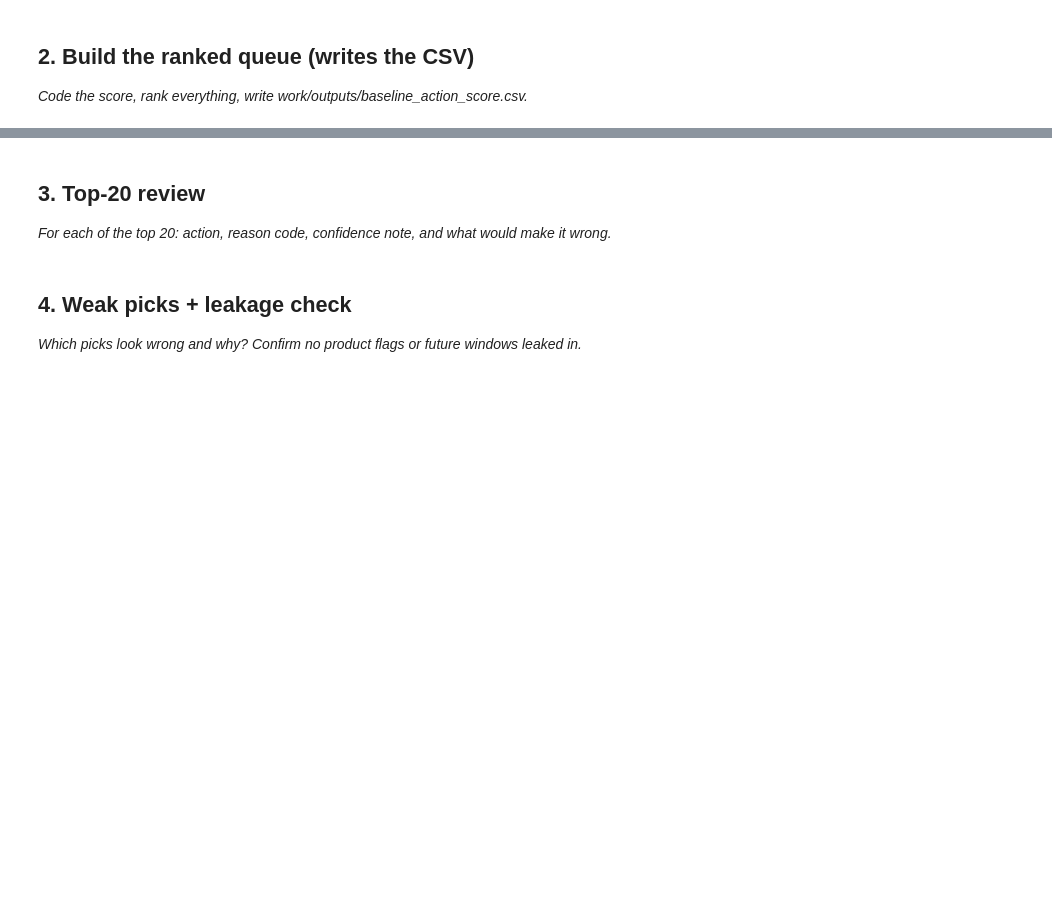
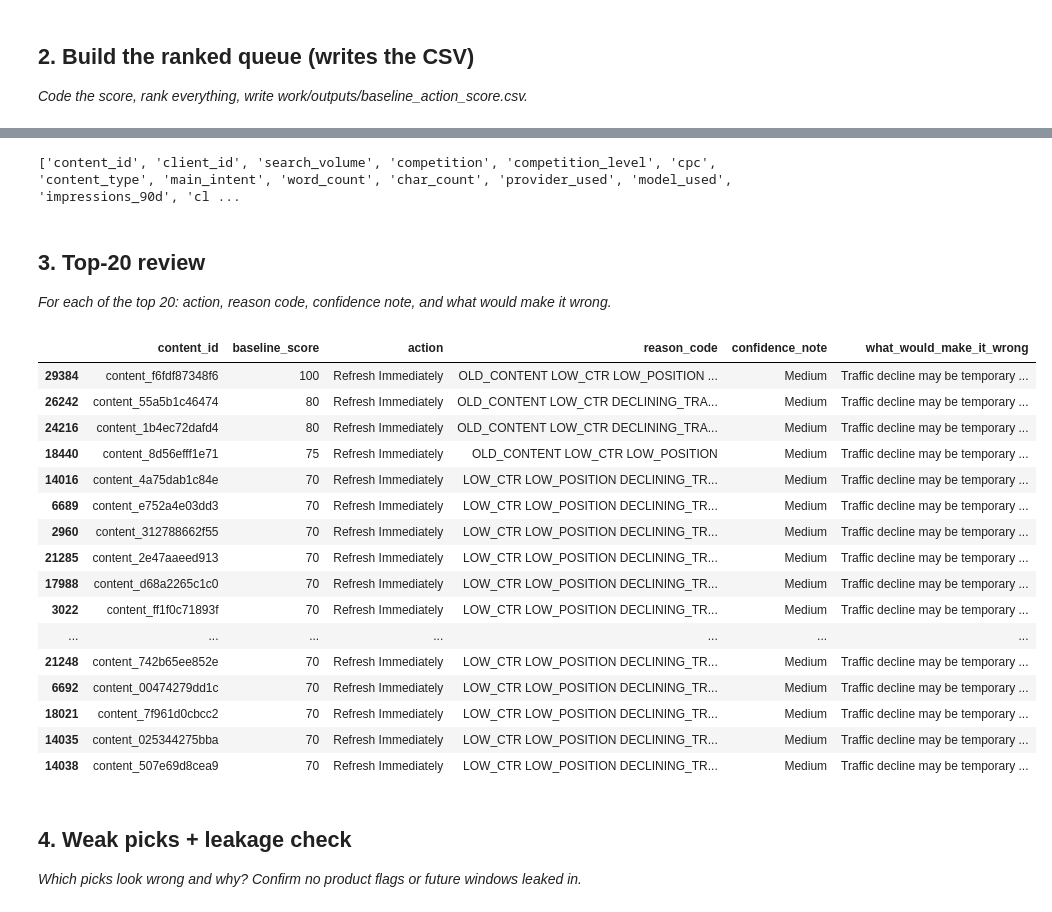
Before and after one commit to Shreyansh-Sri/Flyrank-ML-Internship, a Jupyter notebook: work/notebooks/w04_baseline_score.ipynb, the cells around one changed output, grey strips where cells are left out. Saved outputs shown, nothing was run; the diff lists cells and outputs as text; code cells hidden in the pictures; blank space fills up the shorter version.

```diff
--- a/work/notebooks/w04_baseline_score.ipynb
+++ b/work/notebooks/w04_baseline_score.ipynb
@@ -23,3 +140,7 @@ This skeleton is yours to fill. Work the sections **in order** — each one has
+# %%
+print(df.columns.tolist())
+# %% [output]
+['content_id', 'client_id', 'search_volume', 'competition', 'competition_level', 'cpc', 'content_type', 'main_intent', 'word_count', 'char_count', 'provider_used', 'model_used', 'impressions_90d', 'cl ...
 # %% [markdown]
 ## 3. Top-20 review
 
@@ -30,3 +148,40 @@ This skeleton is yours to fill. Work the sections **in order** — each one has
+# %%
+top20 = queue.head(20).copy()
+
+top20["confidence_note"] = "Medium"
+
+top20["what_would_make_it_wrong"] = (
+    "Traffic decline may be temporary due to seasonality or recent algorithm changes."
+)
+
+top20[
+    [
+        "content_id",
+        "baseline_score",
+        "action",
+        "reason_code",
+        "confidence_note",
+        "what_would_make_it_wrong"
+    ]
+]
+# %% [output]
+|  | content_id | baseline_score | action | reason_code | confidence_note | what_would_make_it_wrong |
+| 29384 | content_f6fdf87348f6 | 100 | Refresh Immediately | OLD_CONTENT LOW_CTR LOW_POSITION ... | Medium | Traffic decline may be temporary ... |
+| 26242 | content_55a5b1c46474 | 80 | Refresh Immediately | OLD_CONTENT LOW_CTR DECLINING_TRA... | Medium | Traffic decline may be temporary ... |
+| 24216 | content_1b4ec72dafd4 | 80 | Refresh Immediately | OLD_CONTENT LOW_CTR DECLINING_TRA... | Medium | Traffic decline may be temporary ... |
+| 18440 | content_8d56efff1e71 | 75 | Refresh Immediately | OLD_CONTENT LOW_CTR LOW_POSITION | Medium | Traffic decline may be temporary ... |
+| 14016 | content_4a75dab1c84e | 70 | Refresh Immediately | LOW_CTR LOW_POSITION DECLINING_TR... | Medium | Traffic decline may be temporary ... |
+| 6689 | content_e752a4e03dd3 | 70 | Refresh Immediately | LOW_CTR LOW_POSITION DECLINING_TR... | Medium | Traffic decline may be temporary ... |
+| 2960 | content_312788662f55 | 70 | Refresh Immediately | LOW_CTR LOW_POSITION DECLINING_TR... | Medium | Traffic decline may be temporary ... |
+| 21285 | content_2e47aaeed913 | 70 | Refresh Immediately | LOW_CTR LOW_POSITION DECLINING_TR... | Medium | Traffic decline may be temporary ... |
+| 17988 | content_d68a2265c1c0 | 70 | Refresh Immediately | LOW_CTR LOW_POSITION DECLINING_TR... | Medium | Traffic decline may be temporary ... |
+| 3022 | content_ff1f0c71893f | 70 | Refresh Immediately | LOW_CTR LOW_POSITION DECLINING_TR... | Medium | Traffic decline may be temporary ... |
+| ... | ... | ... | ... | ... | ... | ... |
+| 21248 | content_742b65ee852e | 70 | Refresh Immediately | LOW_CTR LOW_POSITION DECLINING_TR... | Medium | Traffic decline may be temporary ... |
+| 6692 | content_00474279dd1c | 70 | Refresh Immediately | LOW_CTR LOW_POSITION DECLINING_TR... | Medium | Traffic decline may be temporary ... |
+| 18021 | content_7f961d0cbcc2 | 70 | Refresh Immediately | LOW_CTR LOW_POSITION DECLINING_TR... | Medium | Traffic decline may be temporary ... |
+| 14035 | content_025344275bba | 70 | Refresh Immediately | LOW_CTR LOW_POSITION DECLINING_TR... | Medium | Traffic decline may be temporary ... |
+| 14038 | content_507e69d8cea9 | 70 | Refresh Immediately | LOW_CTR LOW_POSITION DECLINING_TR... | Medium | Traffic decline may be temporary ... |
 # %% [markdown]
 ## 4. Weak picks + leakage check
 
```
Also changed, not shown: parts of 8 cells of this notebook.
